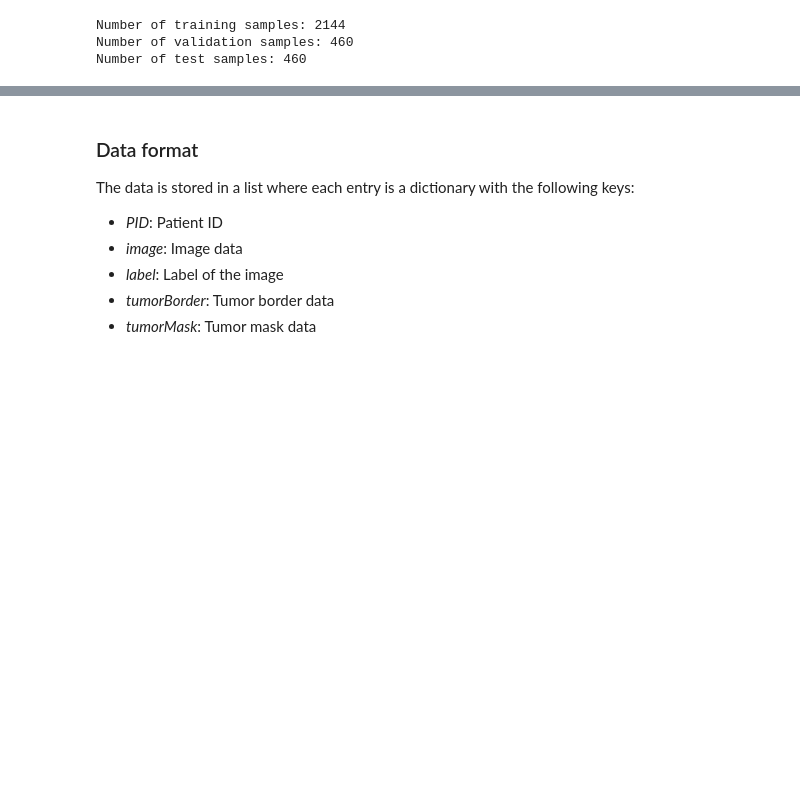
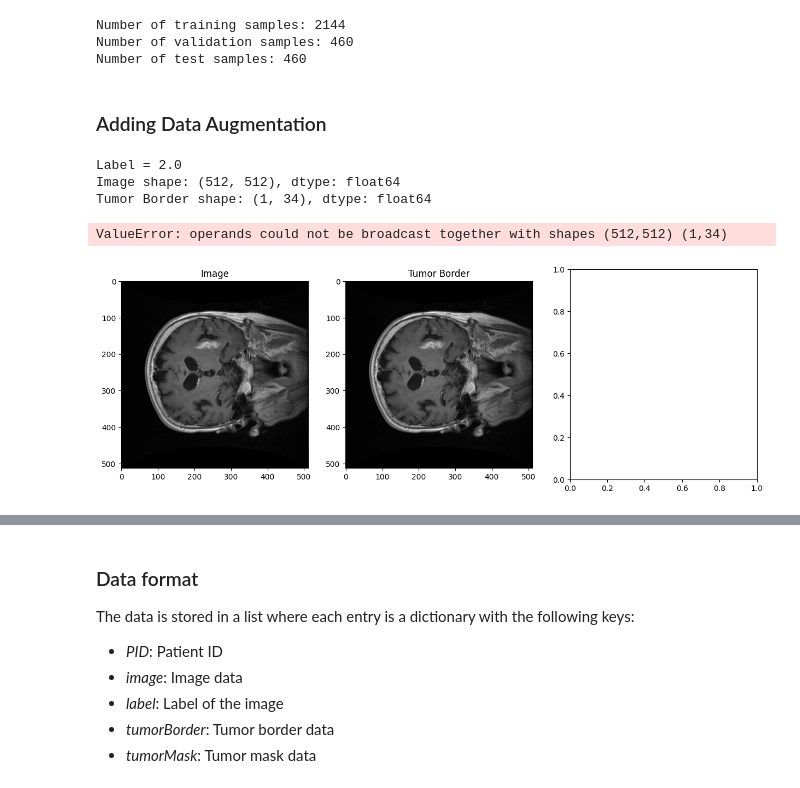
Before and after one commit to Arvind-t33/Brain_Tumor_Classifier, a Jupyter notebook: data_preprocess.ipynb, the cells around one changed output, grey strips where cells are left out. Cells and saved outputs as stored; diff of their text form; code cells hidden in the pictures; blank space fills up the shorter version.

Commit message:
prepared data and a model

```diff
--- a/data_preprocess.ipynb
+++ b/data_preprocess.ipynb
@@ -295,3 +294,5 @@ print(f'Number of test samples: {len(test_data)}')
 Number of training samples: 2144
 Number of validation samples: 460
 Number of test samples: 460
+# %% [markdown]
+### Adding Data Augmentation
@@ -297,0 +320,36 @@ Number of test samples: 460
+# %%
+def display_simple_data(datum):
+    print(f'Label = {datum["label"]}')
+    print(f"Image shape: {datum['image'].shape}, dtype: {datum['image'].dtype}")
+    print(f"Tumor Border shape: {datum['tumorBorder'].shape}, dtype: {datum['tumorBorder'].dtype}")
+
+    fig, ax = plt.subplots(1, 3, figsize=(15, 5))
+
+    ax[0].imshow(datum['image'], cmap='gray')
+    ax[0].set_title('Image')
+
+    tumor_border_coords = datum['tumorBorder'].reshape(-1, 2)  # Assuming it's a list of (x, y) coordinates
+    ax[1].imshow(datum['image'], cmap='gray')
+    #draw tumor border onto image using coordinates from tumor border
+    for i in range(tumor_border_coords.shape[0] - 1):
+        y1, x1 = tumor_border_coords[i]
+        y2, x2 = tumor_border_coords[i + 1]
+        ax[1].plot([x1, x2], [y1, y2], 'r')  # Drawing red lines between consecutive points
+    ax[1].set_title('Tumor Border')
+
+    just_tumor = np.zeros_like(datum['image'])
+    just_tumor = datum['image'] * datum['tumorBorder']
+    ax[2].imshow(just_tumor, cmap='gray')
+    ax[2].set_title('Just Tumor')
+
+    plt.show()
+# %%
+# display first 3 samples using display_simple_data witout augmentation
+for i in range(3):
+    display_simple_data(train_data[i])
+# %% [output]
+Label = 2.0
+Image shape: (512, 512), dtype: float64
+Tumor Border shape: (1, 34), dtype: float64
+ValueError: operands could not be broadcast together with shapes (512,512) (1,34)
+[figure, added]
```
Also changed, not shown: parts of 10 cells of this notebook, 1 other file.
